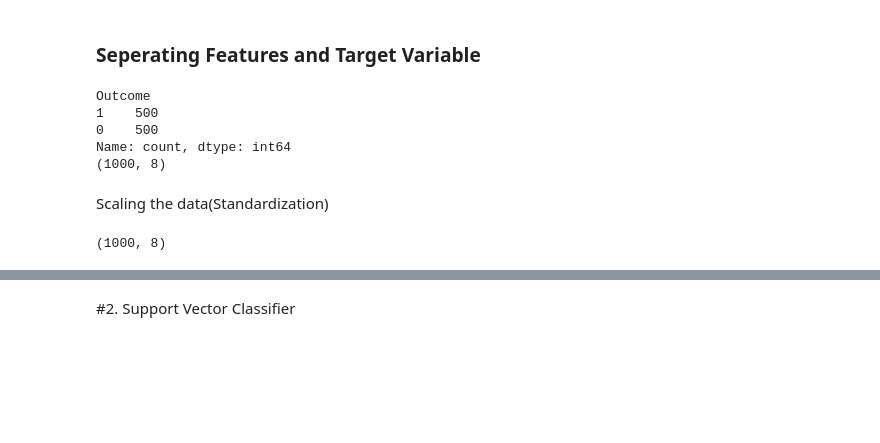
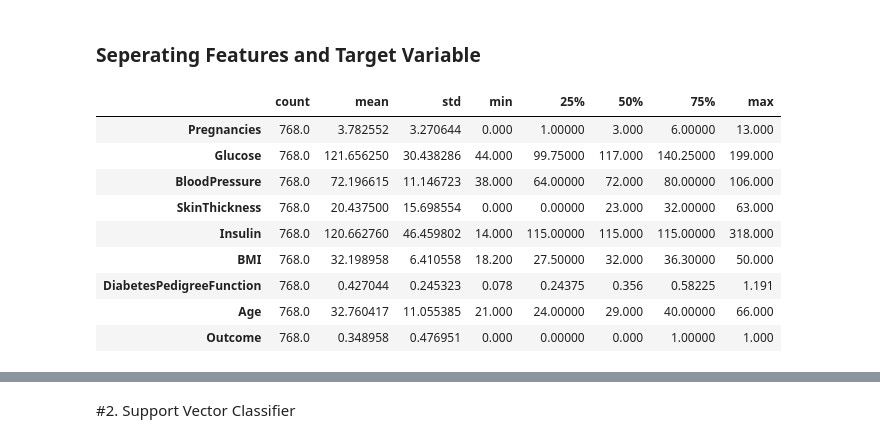
Before and after one commit to LaithNidal/DiabetesML-Supervised-Classfication-, a Jupyter notebook: diabetes_prediction.ipynb, the cells around one changed output, grey strips where cells are left out. Drawn from its saved outputs; the diff is of its cells as text; code cells hidden in the pictures; blank space fills up the shorter version.

```diff
--- a/diabetes_prediction.ipynb
+++ b/diabetes_prediction.ipynb
@@ -193,32 +214,17 @@ The method that is going to be applied will be **"Oversampling the minority clas
 #Seperating features and target variable
 X = df.drop('Outcome', axis = 1)
 y = df['Outcome']
-# %%
-# Applying SMOTE to balance the dataset
-from imblearn.over_sampling import SMOTE
-# Initiaslizing SMOTE
-smote = SMOTE(random_state = 42)
-# Applying SMOTE to the dataset
-X_resampled, y_resampled = smote.fit_resample(X,y)
-
-
-#Confirming the dataset was resampled
-print(pd.Series(y_resampled).value_counts())
-print(X_resampled.shape)
-# %% [output]
-Outcome
-1    500
-0    500
-Name: count, dtype: int64
-(1000, 8)
-# %% [markdown]
-Scaling the data(Standardization)
-# %%
-from sklearn.preprocessing import StandardScaler
-
-scaler = StandardScaler()
-std = scaler.fit_transform(X_resampled)
-X_resampled = std
-print(X_resampled.shape)
-# %% [output]
-(1000, 8)
+# %%
+df_cleaned = df.copy()
+df_cleaned.describe().T
+# %% [output]
+|  | count | mean | std | min | 25% | 50% | 75% | max |
+| Pregnancies | 768.0 | 3.782552 | 3.270644 | 0.000 | 1.00000 | 3.000 | 6.00000 | 13.000 |
+| Glucose | 768.0 | 121.656250 | 30.438286 | 44.000 | 99.75000 | 117.000 | 140.25000 | 199.000 |
+| BloodPressure | 768.0 | 72.196615 | 11.146723 | 38.000 | 64.00000 | 72.000 | 80.00000 | 106.000 |
+| SkinThickness | 768.0 | 20.437500 | 15.698554 | 0.000 | 0.00000 | 23.000 | 32.00000 | 63.000 |
+| Insulin | 768.0 | 120.662760 | 46.459802 | 14.000 | 115.00000 | 115.000 | 115.00000 | 318.000 |
+| BMI | 768.0 | 32.198958 | 6.410558 | 18.200 | 27.50000 | 32.000 | 36.30000 | 50.000 |
+| DiabetesPedigreeFunction | 768.0 | 0.427044 | 0.245323 | 0.078 | 0.24375 | 0.356 | 0.58225 | 1.191 |
+| Age | 768.0 | 32.760417 | 11.055385 | 21.000 | 24.00000 | 29.000 | 40.00000 | 66.000 |
+| Outcome | 768.0 | 0.348958 | 0.476951 | 0.000 | 0.00000 | 0.000 | 1.00000 | 1.000 |
```
Also changed, not shown: parts of 27 cells of this notebook, 6 other files.
